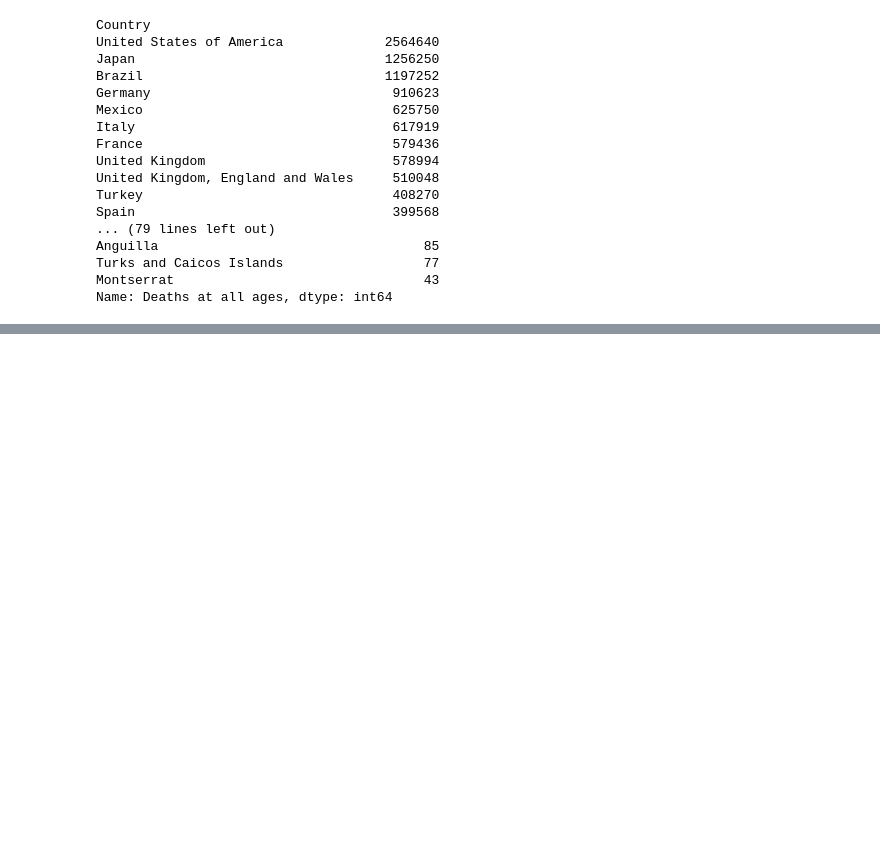
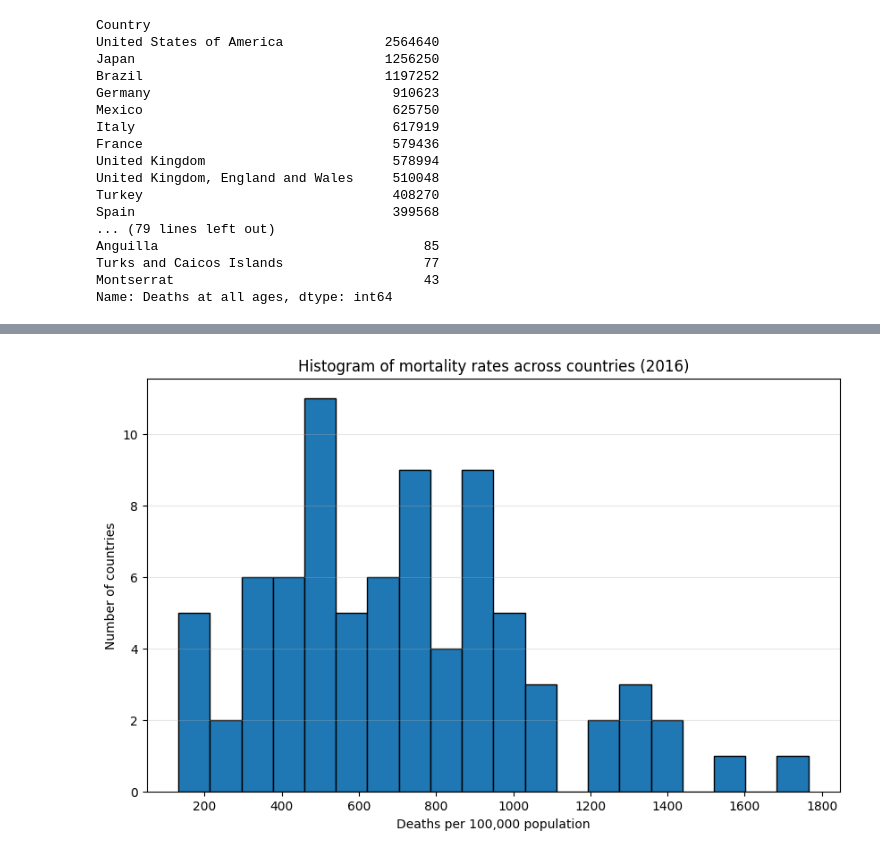
Before and after one commit to ihringerlinus/WHO_Mortality_Database, a Jupyter notebook: Übersicht.ipynb, the cells around one changed output, grey strips where cells are left out. Drawn from its saved outputs; the diff is of its cells as text; code cells hidden in the pictures; blank space fills up the shorter version.

```diff
--- a/Übersicht.ipynb
+++ b/Übersicht.ipynb
@@ -40,13 +41,12 @@ Turks and Caicos Islands               64
 Montserrat                             34
 Name: count, dtype: int64
 # %%
+# 3. Nur Zeilen mit gültiger Cause behalten
+df_2016 = df_2016[df_2016['Cause'].notna() & (df_2016['Cause'] != '')]
 
-# 1. Nur Zeilen behalten, wo 'Cause' NICHT leer ist
-df_2016_nonempty = df_2016[df_2016['Cause'].notna() & (df_2016['Cause'] != '')]
-
-# 2. Doppelte Einträge entfernen basierend auf Country, Sex, Cause, Year
+# 4. Doppelte Einträge entfernen
 unique_cols = ['Country', 'Sex', 'Cause', 'Year']
-df_2016_unique = df_2016_nonempty.drop_duplicates(subset=unique_cols)
+df_2016_unique = df_2016.drop_duplicates(subset=unique_cols)
 
 # 3. Summieren
 result = (
@@ -77,0 +213,11 @@ Name: Deaths at all ages, dtype: int64
+# %%
+##Histogram plotten
+plt.figure(figsize=(10, 6))
+plt.hist(mortality_per_country["Deaths_per_100k"], bins=20, edgecolor="black")
+plt.xlabel("Deaths per 100,000 population")
+plt.ylabel("Number of countries")
+plt.title("Histogram of mortality rates across countries (2016)")
+plt.grid(axis='y', alpha=0.3)
+plt.show()
+# %% [output]
+[figure, added]
```
Also changed, not shown: parts of 6 cells of this notebook, 2 other files.
